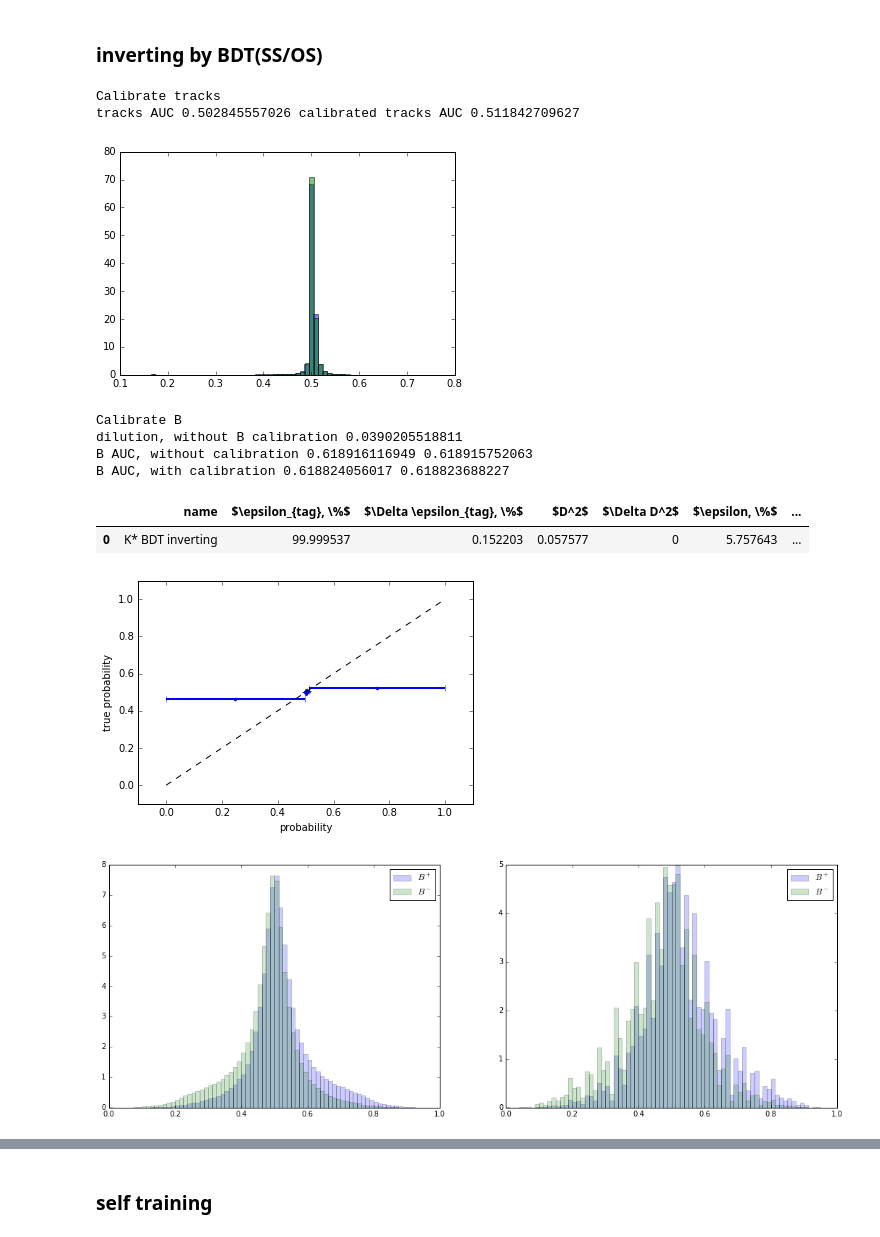
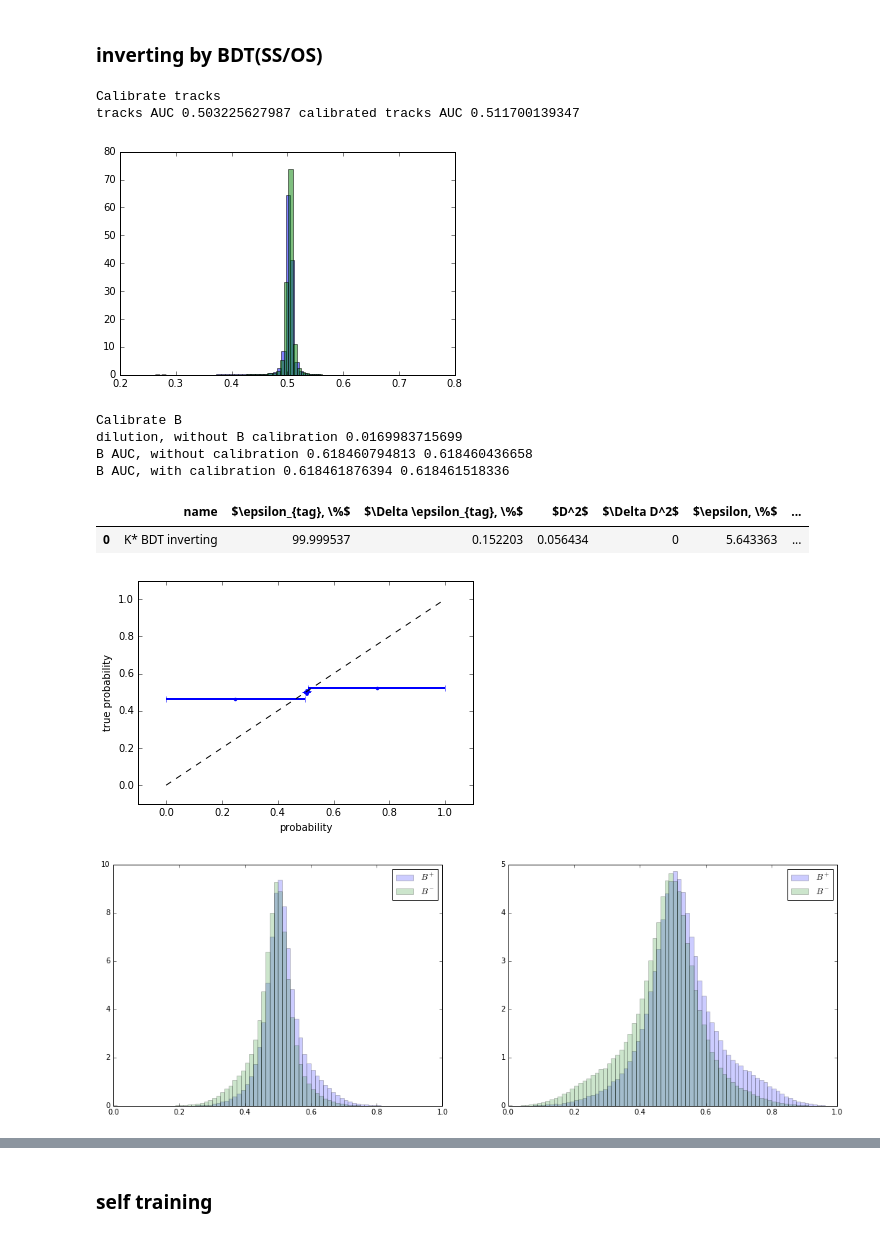
Before and after one commit to tlikhomanenko/tagging_LHCb, a Jupyter notebook: MC-channels-check.ipynb, the cells around one changed output, grey strips where cells are left out. Drawn from its saved outputs; the diff is of its cells as text; code cells hidden in the pictures.

```diff
--- a/MC-channels-check.ipynb
+++ b/MC-channels-check.ipynb
@@ -80,15 +84,15 @@ def add_features(data, event_id_column='event_id'):
 from sklearn.metrics import roc_auc_score
 from utils import plot_calibration
 
-def estimate(part_prob, data, N_B_events, name="", calibrator_tracks=None, calibrator_B=None,
-             logistic=False, prior=None, mask_to_invert=None):
+def estimate_channel(part_prob, data, N_B_events, name="", calibrator_tracks=None, calibrator_B=None,
+                     logistic=False, prior=None, mask_to_invert=None):
     print "Calibrate tracks"
     if calibrator_tracks is not None:
         # calibrate parts predictions
         part_probs_calib = calibrator_tracks.predict_proba(part_prob)
     else:
         part_probs_calib, _ = calibrate_probs(data.label.values, data.N_sig_sw.values, part_prob,
-                                              logistic=True, random_state=11)
+                                              logistic=True, random_state=13)
     if prior is not None:
         part_probs_calib = prior*(1 - part_probs_calib) + (1-prior)*part_probs_calib
     if mask_to_invert is not None:
@@ -130,7 +134,7 @@ def estimate(part_prob, data, N_B_events, name="", calibrator_tracks=None, calib
          normed=True, range=(0, 1), label='$B^-$')
     plt.legend()
     plt.subplot(1, 2, 2)
-    plt.hist(Bprobs_calib[Bsign == 1],weights=Bweight[Bsign == 1], bins=80, alpha=0.2,
+    plt.hist(Bprobs_calib[Bsign == 1], weights=Bweight[Bsign == 1], bins=80, alpha=0.2,
          normed=True, range=(0, 1), label='$B^+$')
     plt.hist(Bprobs_calib[Bsign == -1], weights=Bweight[Bsign == -1], bins=80, alpha=0.2,
          normed=True, range=(0, 1), label='$B^-$')
@@ -297,20 +301,20 @@ B AUC, with calibration 0.627799678081 0.627799312191
 # %% [markdown]
 ### inverting by BDT(SS/OS)
 # %%
-table_kstar_BDT = estimate(p_kstar, data_kstar,
-                           N_B_kstar, name="K* BDT inverting", calibrator_tracks=calibrator_tracks,
-                           calibrator_B=calibrator_B,
-                           prior=p_kstar_ss_calib)
+table_kstar_BDT = estimate_channel(p_kstar, data_kstar,
+                                   N_B_kstar, name="K* BDT inverting", calibrator_tracks=calibrator_tracks,
+                                   calibrator_B=calibrator_B,
+                                   prior=p_kstar_ss_calib)
 table_kstar_BDT
 # %% [output]
 Calibrate tracks
-tracks AUC 0.502845557026 calibrated tracks AUC 0.511842709627
+tracks AUC 0.503225627987 calibrated tracks AUC 0.511700139347
-[figure, old version]
+[figure, new version]
 Calibrate B
-dilution, without B calibration 0.0390205518811
-B AUC, without calibration 0.618916116949 0.618915752063
-B AUC, with calibration 0.618824056017 0.618823688227
+dilution, without B calibration 0.0169983715699
+B AUC, without calibration 0.618460794813 0.618460436658
+B AUC, with calibration 0.618461876394 0.618461518336
 |  | name | $\epsilon_{tag}, \%$ | $\Delta \epsilon_{tag}, \%$ | $D^2$ | $\Delta D^2$ | $\epsilon, \%$ | ... |
-| 0 | K* BDT inverting | 99.999537 | 0.152203 | 0.057577 | 0 | 5.757643 | ... |
+| 0 | K* BDT inverting | 99.999537 | 0.152203 | 0.056434 | 0 | 5.643363 | ... |
 [figure]
-[figure, old version]
+[figure, new version]
```
Also changed, not shown: parts of 30 cells of this notebook, 2 other files.
